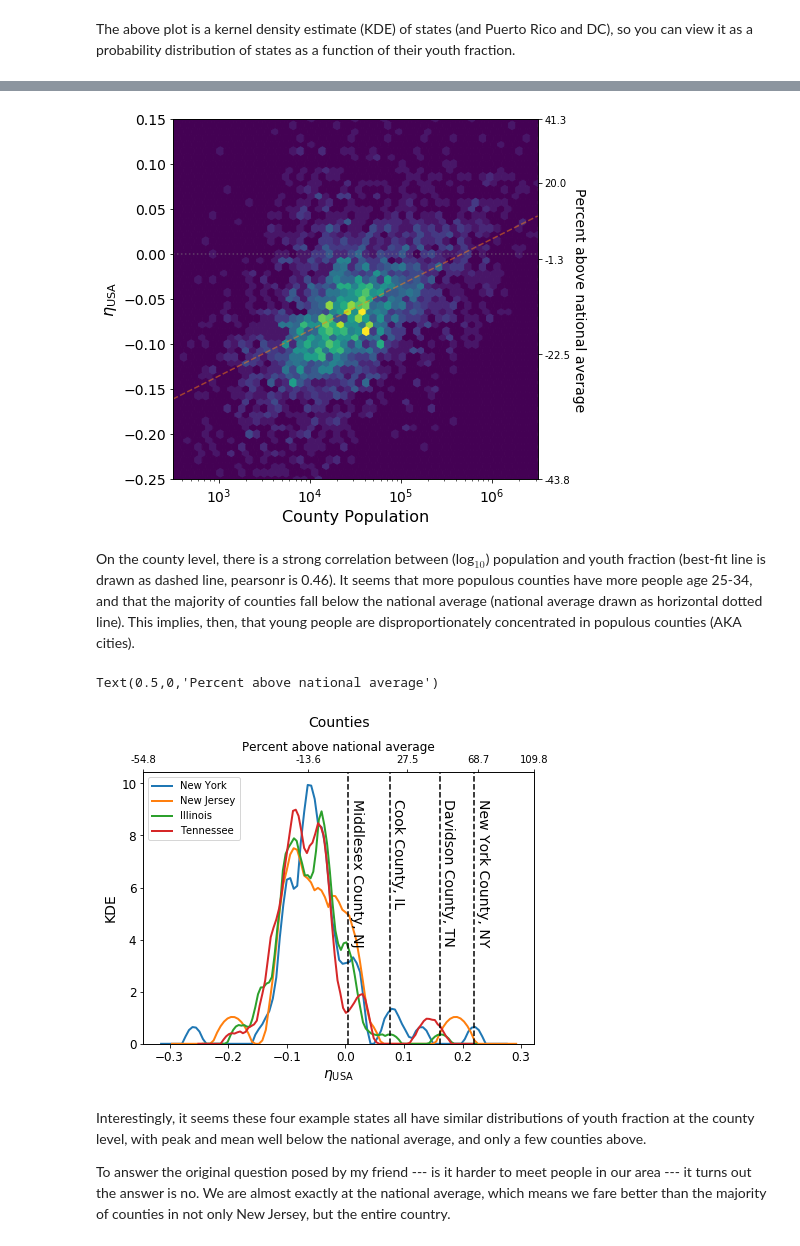
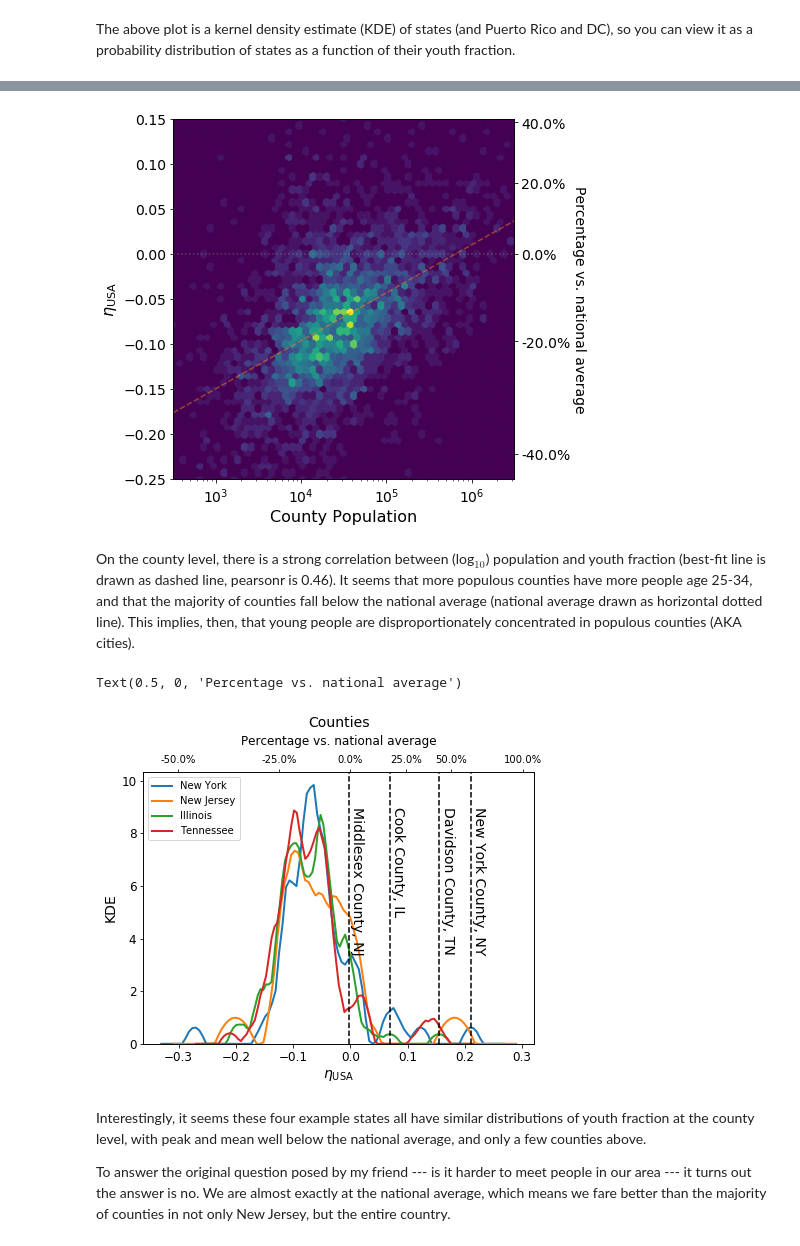
Before and after one commit to emapple/young-people, a Jupyter notebook: Young People.ipynb, the cells around one changed output, grey strips where cells are left out. Cells and saved outputs as stored; diff of their text form; code cells hidden in the pictures.

```diff
--- a/Young People.ipynb
+++ b/Young People.ipynb
@@ -18,6 +22,18 @@ import scipy.stats as ss
 %matplotlib inline
 # %% [markdown]
 ### Functions for reading in data
+# %%
+def keep_col(name, sex='sex0'):
+    """small function to decide which of the numerous columns to keep"""
+    if (name.startswith('est72017')  # 2017 estimate
+        and '999' not in name  # don't need totals, just by age
+        and 'medage' not in name  # don't need median age
+        and 'plus' not in name
+        and not name.endswith('r')
+        and sex in name):  # only want well-defined bins so we can normalize
+        return True
+    else:
+        return False
 # %%
 def read_county_data(filename, sex='sex0', clean=True, **kwargs):
     """Read in census data for county by county and filter out age data.
@@ -109,12 +160,10 @@ ny.loc['NYC'] = ny.loc[[x for x in ['Kings', 'Queens', 'Richmond', 'New York', '
 # %%
 df = pd.read_csv('PEP_2017_PEPSYASEX_with_ann.csv', skiprows=[1], index_col='GEO.display-label')
 
-cols =[col for col in df.columns if
-       (col.startswith('est72017') and '999' not in col and 'medage' not in col and 'plus' not in col)]
+cols = [col for col in df.columns if
+        keep_col(col, 'sex0')]
 
-allpeople = df[[col for col in cols if 'sex0' in col]]
-men = df[[col for col in cols if 'sex1' in col]] # I don't use these now but could later on
-women = df[[col for col in cols if 'sex2' in col]] # I don't use these now but could later on
+allpeople = df.loc[:, cols]
 
 # modifying column names
 all_years = np.arange(0, 85, 1)
@@ -249,7 +291,7 @@ The above plot is a kernel density estimate (KDE) of states (and Puerto Rico and
 # %%
 pearsonr = ss.pearsonr(np.log10(counties.iloc[:, :-1].sum(axis=1)), counties['Fraction'])
 mean_frac = np.mean(counties['Fraction'])
-m, b = np.polyfit(np.log10(counties.iloc[:, :-1].sum(axis=1)), counties['Fraction'], 1)
+slope, const = np.polyfit(np.log10(counties.iloc[:, :-1].sum(axis=1)), counties['Fraction'], 1)
 # %%
 print(pearsonr[0])
 print(mean_frac)
@@ -259,56 +301,51 @@ print(mean_frac)
 # %%
 fig, ax = plt.subplots(1, 1)
 fig.set_size_inches(7, 6)
 
 ax.hexbin(counties.iloc[:, :-1].sum(axis=1), counties['Fraction'], xscale='log',
           extent=[2.5, 6.5, -0.25, 0.15], gridsize=50)
 ax.set_xlim([10**2.5, 10**6.5])
 ax.set_ylim([-0.25, 0.15])
 ax.set_xlabel('County Population', fontsize=16)
 ax.set_ylabel('$\eta_\mathrm{USA}$', fontsize=16)
 ax.tick_params(labelsize=14)
 ax.axhline(0, alpha=0.5, color='grey', ls='dotted')
-ax.plot(10**np.linspace(2.5, 6.5, 100), m*np.linspace(2.5, 6.5, 100) + b, color='C1', ls='--', alpha=0.5)
+ax.plot(10**np.linspace(2.5, 6.5, 100), slope * np.linspace(2.5, 6.5, 100) + const,
+        color='C1', ls='--', alpha=0.5)
 
 ax2 = ax.twinx()
+ax2.tick_params(labelsize=14)
 eta_lims = to_percent(ax.set_ylim())
-percents = np.linspace(eta_lims[0], eta_lims[1], 5)
+percents = [-40, -20, 0, 20, 40]
 ax2.set_ylim(ax.set_ylim())
 ax2.set_yticks(to_eta(percents))
-ax2.set_yticklabels(['{:.1f}'.format(percent) for percent in percents])
-ax2.set_ylabel('Percent above national average', fontsize=14, rotation=270, labelpad=15)
+ax2.set_yticklabels([f'{percent:.1f}%' for percent in percents])
+ax2.set_ylabel('Percentage vs. national average', fontsize=14, rotation=270, labelpad=15)
 
 fig.tight_layout()
 
 # fig.savefig('figures/frac_vs_pop.png', dpi=300)
 # %% [output]
-[figure, old version]
+[figure, new version]
 # %% [markdown]
 On the county level, there is a strong correlation between (log$_{10}$) population and youth fraction (best-fit line is drawn as dashed line, pearsonr is 0.46). It seems that more populous counties have more people age 25-34, and that the majority of counties fall below the national average (national average drawn as horizontal dotted line). This implies, then, that young people are disproportionately concentrated in populous counties (AKA cities).
 # %%
 fig, ax = plt.subplots(1, 1)
 fig.set_size_inches(7, 5)
 
-sns.kdeplot(ny.iloc[:-1]['Fraction'], ax=ax, kernel='epa', label='New York', lw=2) #exclude "NYC", not a county
+sns.kdeplot(ny.iloc[:-1]['Fraction'], ax=ax, kernel='epa',
+            label='New York', lw=2) #exclude "NYC", not a county
 sns.kdeplot(nj['Fraction'], ax=ax, kernel='epa', label='New Jersey', lw=2)
 sns.kdeplot(il['Fraction'], ax=ax, kernel='epa', label='Illinois', lw=2)
 sns.kdeplot(tn['Fraction'], ax=ax, kernel='epa', label='Tennessee', lw=2)
 # sns.kdeplot(va['Fraction'], ax=ax, kernel='epa', label='Virginia', lw=2)
-for place in ['Middlesex', 'New York', 'Cook', 'Davidson']:
-    try:
-        ax.axvline(nj.loc[place, 'Fraction'], color='k', ls='--')
-        ax.text(nj.loc[place, 'Fraction']+0.0025, 9, place + ' County, NJ', rotation=270, fontsize=14)
-    except KeyError:
-        try:
-            ax.axvline(ny.loc[place, 'Fraction'], color='k', ls='--')
-            ax.text(ny.loc[place, 'Fraction']+0.0025, 9, place + ' County, NY', rotation=270, fontsize=14)
-        except KeyError:
-            try:
-                ax.axvline(il.loc[place, 'Fraction'], color='k', ls='--')
-                ax.text(il.loc[place, 'Fraction']+0.0025, 9, place + ' County, IL', rotation=270, fontsize=14)
-            except:
-                    ax.axvline(tn.loc[place, 'Fraction'], color='k', ls='--')
-                    ax.text(tn.loc[place, 'Fraction']+0.0025, 9, place + ' County, TN', rotation=270, fontsize=14)
+for place, state, frame in zip(['Middlesex', 'New York', 'Cook', 'Davidson'],
+                               ['NJ', 'NY', 'IL', 'TN'],
+                               [nj, ny, il, tn]):
+    ax.axvline(frame.loc[place, 'Fraction'], color='k', ls='--')
+    ax.text(frame.loc[place, 'Fraction'] + 0.0025, 9, f'{place} County, {state}',
+            va='top', rotation=270, fontsize=14)
+
 ax.set_xlabel('$\eta_\mathrm{USA}$', fontsize=14)
 ax.set_ylabel('KDE', fontsize=14)
 ax.set_title('Counties', fontsize=14, pad=45)
@@ -316,16 +353,16 @@ ax.tick_params(labelsize=12)
 
 ax2 = ax.twiny()
 eta_lims = to_percent(ax.set_xlim())
-percents = np.linspace(eta_lims[0], eta_lims[1], 5)
+percents = [-50, -25, 0, 25, 50, 100]
 ax2.set_xlim(ax.set_xlim())
 ax2.set_xticks(to_eta(percents))
-ax2.set_xticklabels(['{:.1f}'.format(percent) for percent in percents])
-ax2.set_xlabel('Percent above national average', fontsize=12)
+ax2.set_xticklabels([f'{percent:.1f}%' for percent in percents])
+ax2.set_xlabel('Percentage vs. national average', labelpad=10, fontsize=12)
 
 # fig.savefig('figures/county_kde.png', dpi=300)
 # %% [output]
-Text(0.5,0,'Percent above national average')
+Text(0.5, 0, 'Percentage vs. national average')
-[figure, old version]
+[figure, new version]
 # %% [markdown]
 Interestingly, it seems these four example states all have similar distributions of youth fraction at the county level, with peak and mean well below the national average, and only a few counties above.
 
```
Also changed, not shown: parts of 16 cells of this notebook.
